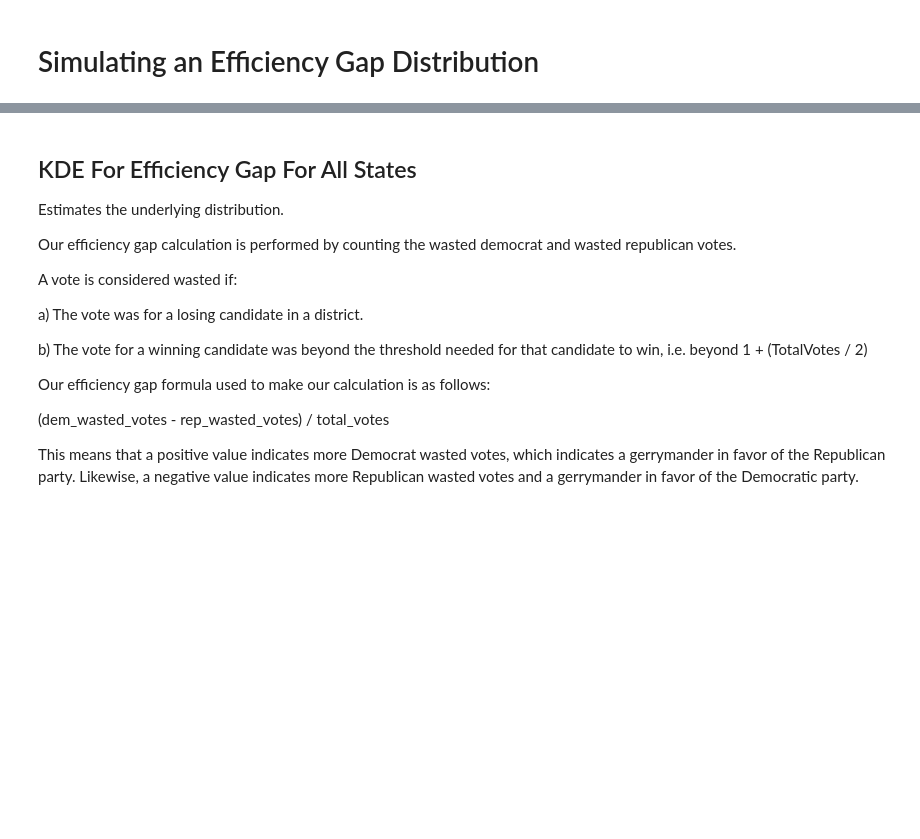
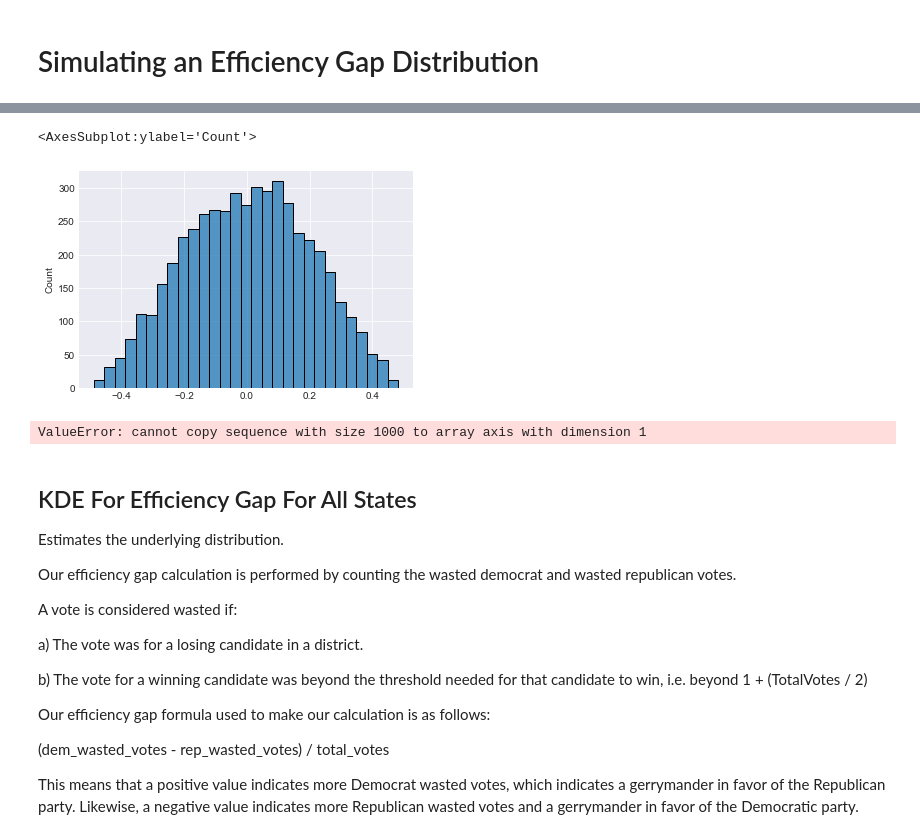
Before and after one commit to dpalencia/cs541g3, a Jupyter notebook: Notebooks/Data Understanding/District Vote Counts - Gerrymandering Analysis.ipynb, the cells around one changed output, grey strips where cells are left out. Drawn from its saved outputs; the diff is of its cells as text; code cells hidden in the pictures; blank space fills up the shorter version.

Commit message:
Efficiency gap statistics

```diff
--- a/Notebooks/Data Understanding/District Vote Counts - Gerrymandering Analysis.ipynb
+++ b/Notebooks/Data Understanding/District Vote Counts - Gerrymandering Analysis.ipynb
@@ -328,3 +302,59 @@ See the caveats in the documentation: https://pandas.pydata.org/pandas-docs/stab
+# %%
+import random
+def simulate_election_egap(num_voters, num_districts, simulations):
+    e_gap_values = []
+    total_votes = num_voters
+    for i in range(simulations):
+        # Comment this....
+        vote_counts_simulate = pd.DataFrame()
+        random_district_proportions = []
+        remaining_proportion = 1
+        for i in range(num_districts - 1):
+            random_sample = random.uniform(0, remaining_proportion)
+            random_district_proportions.append(random_sample)
+            remaining_proportion -= random_sample
+
+        random_district_proportions.append(remaining_proportion)
+        random_district_proportions = np.array(random_district_proportions)
+        district_totals = total_votes * random_district_proportions
+        random_district_proportions, total_votes, district_totals
+        np.sum(district_totals), total_votes, np.sum(random_district_proportions)
+
+        random_democrat_proportion = []
+        for i in range(num_districts):
+            random_democrat_proportion.append(random.uniform(0, 1))
+
+        dem_votes_random = district_totals * random_democrat_proportion
+        rep_votes_random = district_totals - dem_votes_random
+
+        vote_counts_simulate["dem_votes"] = dem_votes_random
+        vote_counts_simulate["rep_votes"] = rep_votes_random
+
+        wasted_dem_random, wasted_rep_random = calculate_wasted_votes(vote_counts_simulate)
+        wasted_dem_state = np.sum(wasted_dem_random)
+        wasted_rep_state = np.sum(wasted_rep_random)
+        dem_state_votes = np.sum(dem_votes_random)
+        rep_state_votes = np.sum(rep_votes_random)
+        e_gap = get_efficiency_gap(dem_state_votes, rep_state_votes, wasted_dem_state, wasted_rep_state)
+        e_gap_values.append(e_gap)
+    return e_gap_values
+
+e_gap_values = simulate_election_egap(1000, 30, 5000)
+sns.histplot(e_gap_values)
+# %% [output]
+<AxesSubplot:ylabel='Count'>
+[figure, added]
+# %%
+# Look at e_gap distributions
+num_districts = 10
+e_gap_std = []
+e_gap_mean = []
+e_gap_matrix = np.array([[0]] * num_districts)
+for i in range(1, num_districts):
+    vector = simulate_election_egap(1000, i, 1000)
+    e_gap_matrix[i] = vector
+# %% [output]
+ValueError: cannot copy sequence with size 1000 to array axis with dimension 1
 # %% [markdown]
 ## KDE For Efficiency Gap For All States
 Estimates the underlying distribution.
```
Also changed, not shown: parts of 2 cells of this notebook.
